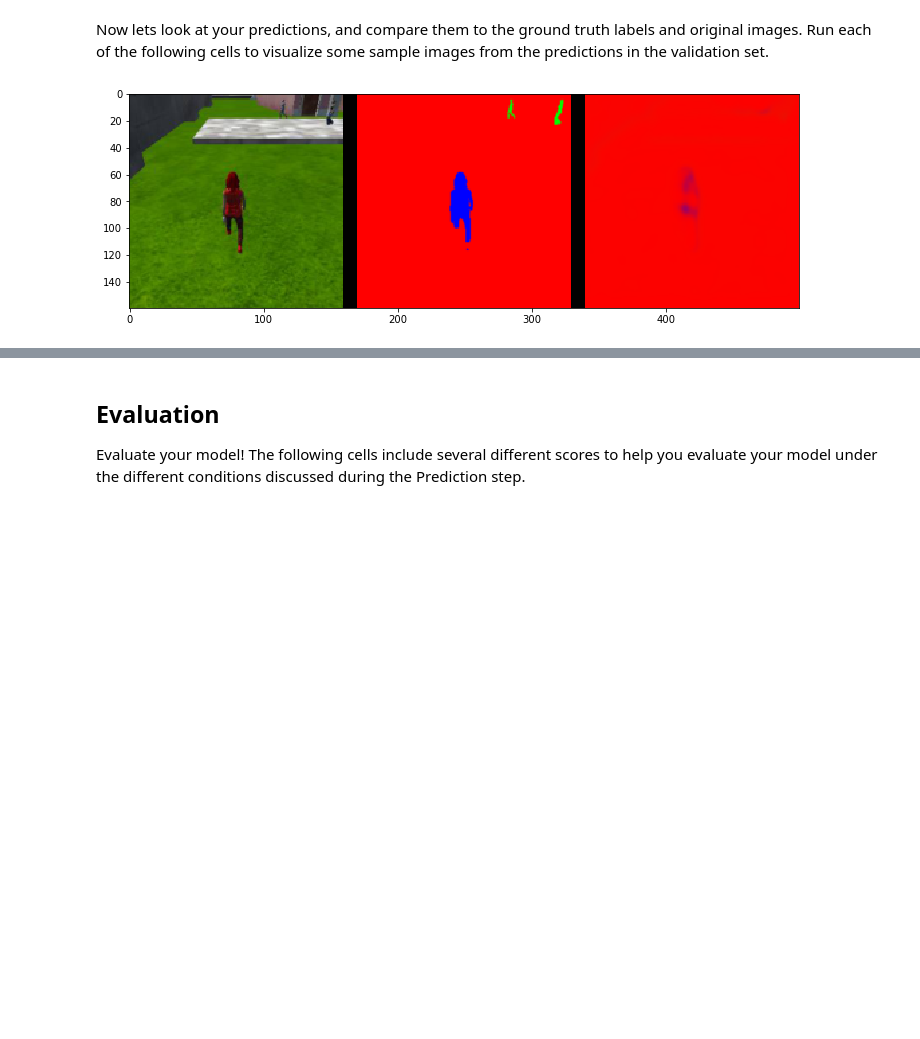
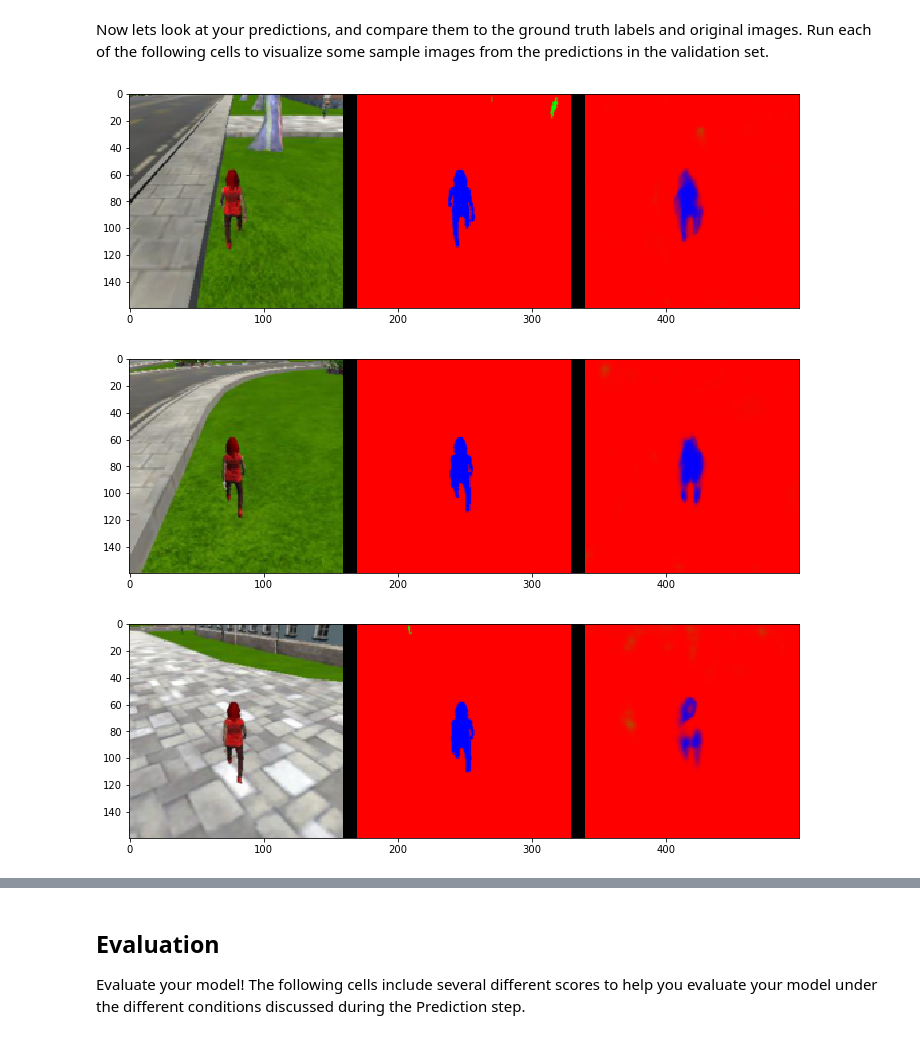
Before and after one commit to vijpandaturtle/Follow-me-drone, a Jupyter notebook: code/model_training.ipynb, the cells around one changed output, grey strips where cells are left out. Drawn from its saved outputs; the diff is of its cells as text; code cells hidden in the pictures; blank space fills up the shorter version.

```diff
--- a/code/model_training.ipynb
+++ b/code/model_training.ipynb
@@ -237,11 +240,13 @@ Run each of the following cells to visualize some sample images from the predict
 # %%
 # images while following the target
 im_files = plotting_tools.get_im_file_sample('sample_evaluation_data','following_images', run_num)
-for i in range(1):
+for i in range(3):
     im_tuple = plotting_tools.load_images(im_files[i])
     plotting_tools.show_images(im_tuple)
 # %% [output]
-[figure, old version]
+[figure, new version]
+[figure, added]
+[figure, added]
 # %%
 # images while at patrol without target
 im_files = plotting_tools.get_im_file_sample('sample_evaluation_data','patrol_non_targ', run_num)
```
Also changed, not shown: parts of 12 cells of this notebook.
